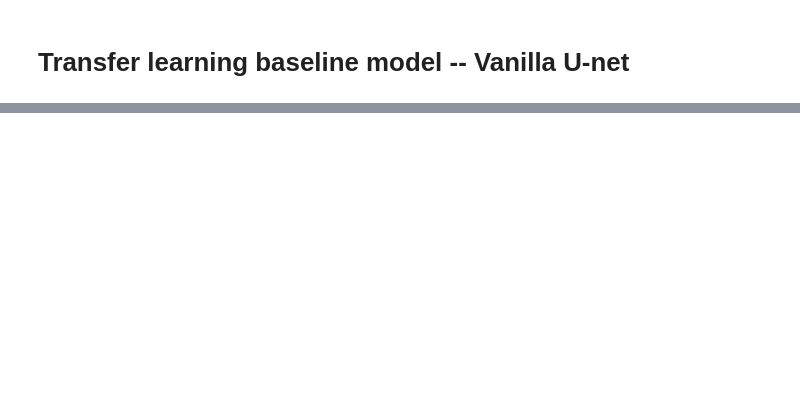
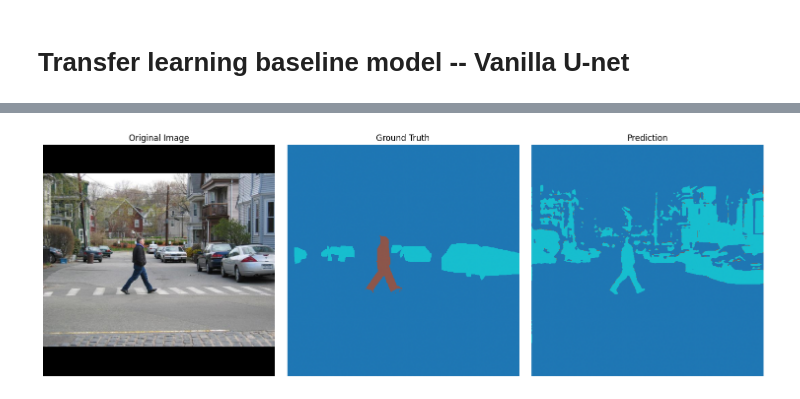
Before and after one commit to San0160/Image-segmentaion, a Jupyter notebook: Image_segmentaion.ipynb, the cells around one changed output, grey strips where cells are left out. Saved outputs shown, nothing was run; the diff lists cells and outputs as text; code cells hidden in the pictures; blank space fills up the shorter version.

```diff
--- a/Image_segmentaion.ipynb
+++ b/Image_segmentaion.ipynb
@@ -15,3 +15,7 @@ from torch.utils.data import Dataset
 from torch.utils.data import DataLoader
 
 %matplotlib inline
+# %%
+device = torch.device("cuda" if torch.cuda.is_available() else "cpu")
+
+print(device)
@@ -780,0 +1094,90 @@ torch.Size([1, 5, 512, 512])
+# %%
+# Put model in evaluation mode
+model.eval()
+
+# Get one validation sample
+image, mask = val_dataset[0]
+
+# Add batch dimension
+input_image = image.unsqueeze(0).to(device)
+
+# Predict
+with torch.no_grad():
+    output = model(input_image)
+
+prediction = torch.argmax(output, dim=1).squeeze(0).cpu().numpy()
+
+# Convert image back for plotting
+image = image.permute(1, 2, 0).numpy()
+
+# Convert mask to numpy
+mask = mask.numpy()
+
+# Plot
+plt.figure(figsize=(15,5))
+
+# Original
+plt.subplot(1,3,1)
+plt.imshow(image)
+plt.title("Original Image")
+plt.axis("off")
+
+# Ground Truth
+plt.subplot(1,3,2)
+plt.imshow(mask, cmap="tab10")
+plt.title("Ground Truth")
+plt.axis("off")
+
+# Prediction
+plt.subplot(1,3,3)
+plt.imshow(prediction, cmap="tab10")
+plt.title("Prediction")
+plt.axis("off")
+
+plt.tight_layout()
+plt.show()# Put model in evaluation mode
+model.eval()
+
+# Get one validation sample
+image, mask = val_dataset[0]
+
+# Add batch dimension
+input_image = image.unsqueeze(0).to(device)
+
+# Predict
+with torch.no_grad():
+    output = model(input_image)
+
+prediction = torch.argmax(output, dim=1).squeeze(0).cpu().numpy()
+
+# Convert image back for plotting
+image = image.permute(1, 2, 0).numpy()
+
+# Convert mask to numpy
+mask = mask.numpy()
+
+# Plot
+plt.figure(figsize=(15,5))
+
+# Original
+plt.subplot(1,3,1)
+plt.imshow(image)
+plt.title("Original Image")
+plt.axis("off")
+
+# Ground Truth
+plt.subplot(1,3,2)
+plt.imshow(mask, cmap="tab10")
+plt.title("Ground Truth")
+plt.axis("off")
+
+# Prediction
+plt.subplot(1,3,3)
+plt.imshow(prediction, cmap="tab10")
+plt.title("Prediction")
+plt.axis("off")
+
+plt.tight_layout()
+plt.show()
+# %% [output]
+[figure, added]
```
Also changed, not shown: parts of 27 cells of this notebook.
